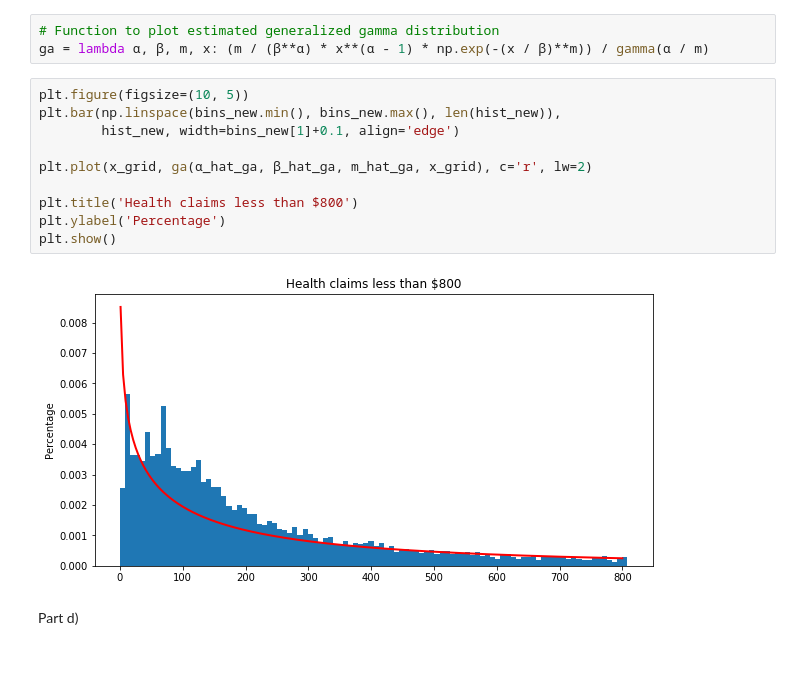
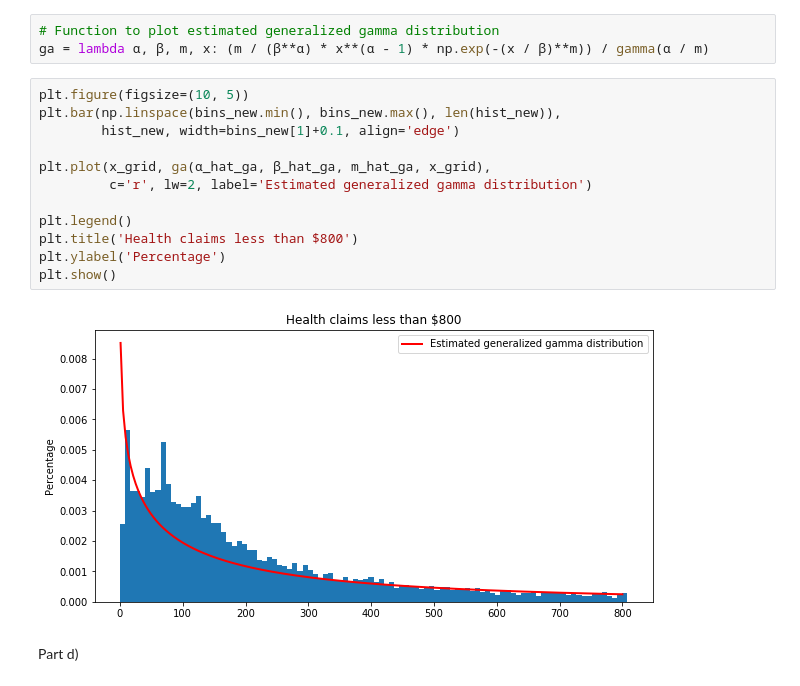
Before and after one commit to natashawatkins/BootCamp2018, a Jupyter notebook: Probsets/Econ/Probset5/structural-estimation.ipynb, the cells around one changed output. Saved outputs shown, nothing was run; the diff lists cells and outputs as text.

```diff
--- a/Probsets/Econ/Probset5/structural-estimation.ipynb
+++ b/Probsets/Econ/Probset5/structural-estimation.ipynb
@@ -129,15 +131,17 @@ ga = lambda α, β, m, x: (m / (β**α) * x**(α - 1) * np.exp(-(x / β)**m)) /
 # %%
 plt.figure(figsize=(10, 5))
 plt.bar(np.linspace(bins_new.min(), bins_new.max(), len(hist_new)),
         hist_new, width=bins_new[1]+0.1, align='edge')
 
-plt.plot(x_grid, ga(α_hat_ga, β_hat_ga, m_hat_ga, x_grid), c='r', lw=2)
+plt.plot(x_grid, ga(α_hat_ga, β_hat_ga, m_hat_ga, x_grid),
+         c='r', lw=2, label='Estimated generalized gamma distribution')
 
+plt.legend()
 plt.title('Health claims less than $800')
 plt.ylabel('Percentage')
 plt.show()
 # %% [output]
-[figure, old version]
+[figure, new version]
 # %% [markdown]
 Part d)
 # %%
```
Also changed, not shown: parts of 16 cells of this notebook.
